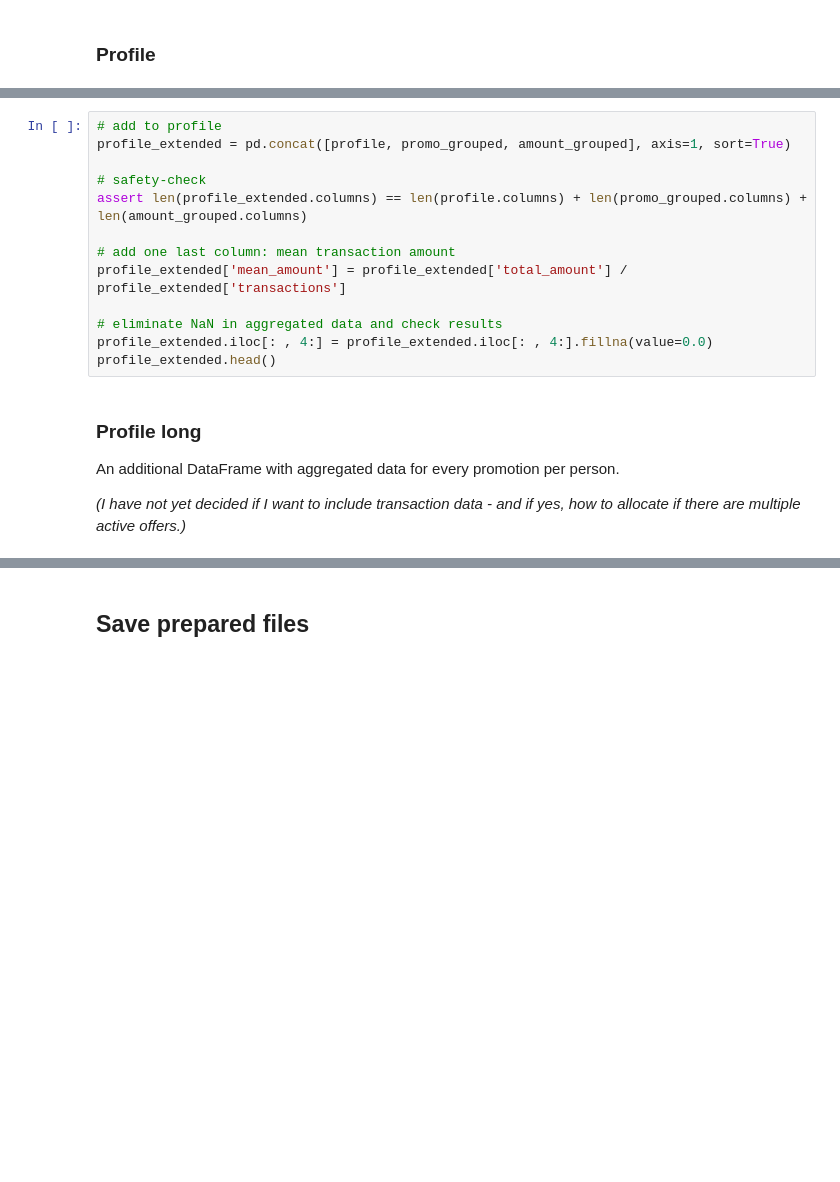
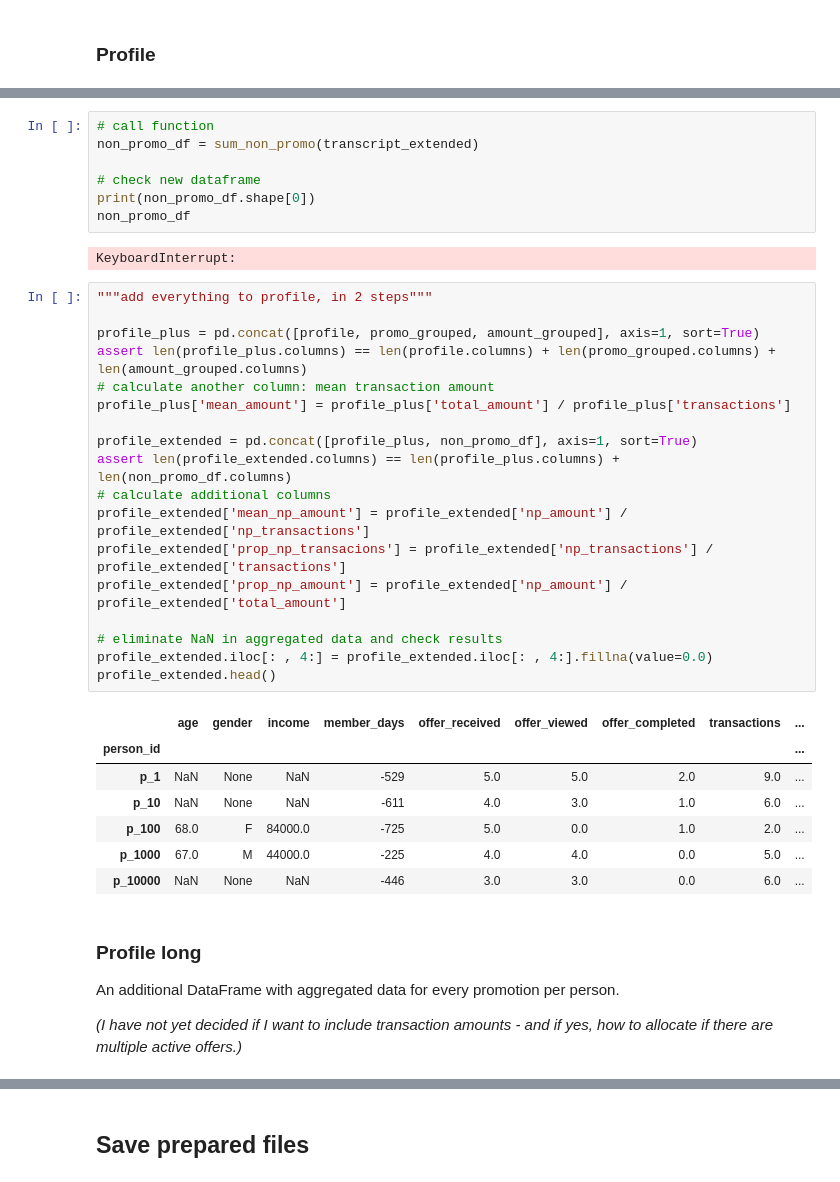
Before and after one commit to rbuerki/segmentation-challenge-starbucks, a Jupyter notebook: 1-data_prep.ipynb, the cells around one changed output, grey strips where cells are left out. Cells and saved outputs as stored; diff of their text form; blank space fills up the shorter version.

Commit message:
FEAT: add non promo aggregations

```diff
--- a/1-data_prep.ipynb
+++ b/1-data_prep.ipynb
@@ -653,22 +721,44 @@ display(amount_grouped.head())
+# %%
+# call function
+non_promo_df = sum_non_promo(transcript_extended)
+
+# check new dataframe
+print(non_promo_df.shape[0])
+non_promo_df
+# %% [output]
+KeyboardInterrupt:
 # %%
-# add to profile
-profile_extended = pd.concat([profile, promo_grouped, amount_grouped], axis=1, sort=True)
+"""add everything to profile, in 2 steps"""
 
-# safety-check
-assert len(profile_extended.columns) == len(profile.columns) + len(promo_grouped.columns) + len(amount_grouped.columns)
+profile_plus = pd.concat([profile, promo_grouped, amount_grouped], axis=1, sort=True)
+assert len(profile_plus.columns) == len(profile.columns) + len(promo_grouped.columns) + len(amount_grouped.columns)
+# calculate another column: mean transaction amount
+profile_plus['mean_amount'] = profile_plus['total_amount'] / profile_plus['transactions']
 
-# add one last column: mean transaction amount
-profile_extended['mean_amount'] = profile_extended['total_amount'] / profile_extended['transactions']
+profile_extended = pd.concat([profile_plus, non_promo_df], axis=1, sort=True)
+assert len(profile_extended.columns) == len(profile_plus.columns) + len(non_promo_df.columns)
+# calculate additional columns
+profile_extended['mean_np_amount'] = profile_extended['np_amount'] / profile_extended['np_transactions']
+profile_extended['prop_np_transacions'] = profile_extended['np_transactions'] / profile_extended['transactions']
+profile_extended['prop_np_amount'] = profile_extended['np_amount'] / profile_extended['total_amount']
 
 # eliminate NaN in aggregated data and check results
 profile_extended.iloc[: , 4:] = profile_extended.iloc[: , 4:].fillna(value=0.0)
 profile_extended.head()
+# %% [output]
+|  | age | gender | income | member_days | offer_received | offer_viewed | offer_completed | transactions | ... |
+| person_id |  |  |  |  |  |  |  |  | ... |
+| p_1 | NaN | None | NaN | -529 | 5.0 | 5.0 | 2.0 | 9.0 | ... |
+| p_10 | NaN | None | NaN | -611 | 4.0 | 3.0 | 1.0 | 6.0 | ... |
+| p_100 | 68.0 | F | 84000.0 | -725 | 5.0 | 0.0 | 1.0 | 2.0 | ... |
+| p_1000 | 67.0 | M | 44000.0 | -225 | 4.0 | 4.0 | 0.0 | 5.0 | ... |
+| p_10000 | NaN | None | NaN | -446 | 3.0 | 3.0 | 0.0 | 6.0 | ... |
 # %% [markdown]
 ### Profile long
 
 An additional DataFrame with aggregated data for every promotion per person.
 
-_(I have not yet decided if I want to include transaction data - and if yes, how to allocate if there are multiple active offers.)_
+_(I have not yet decided if I want to include transaction amounts - and if yes, how to allocate if there are multiple active offers.)_
 # %%
 """add separate aggregated data for every promotion"""  # note: views and completion only if within duration of actual offer
 
```
Also changed, not shown: parts of 15 cells of this notebook, 3 other files.
